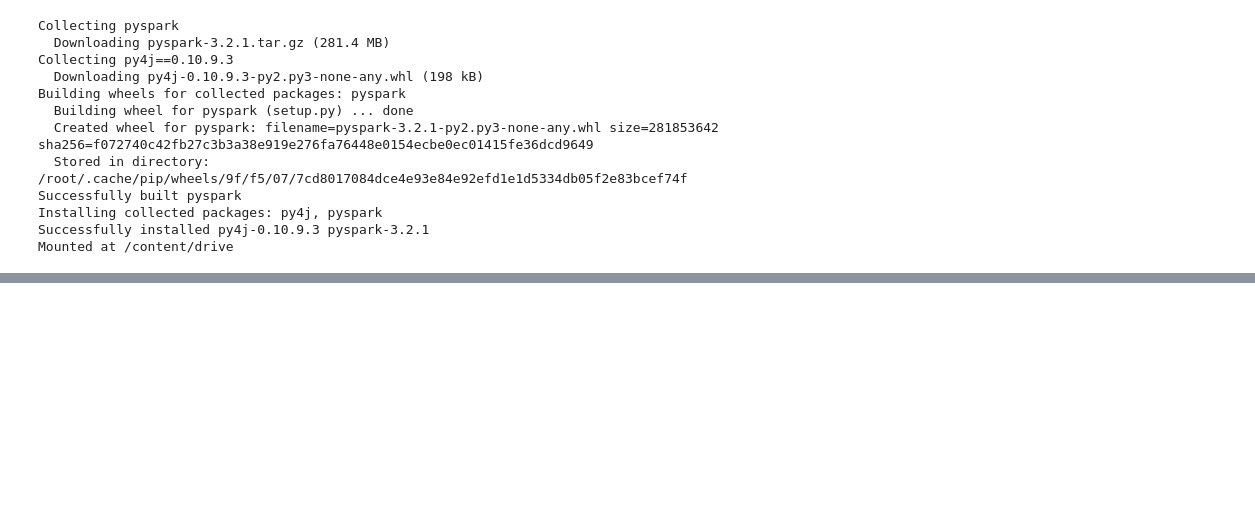
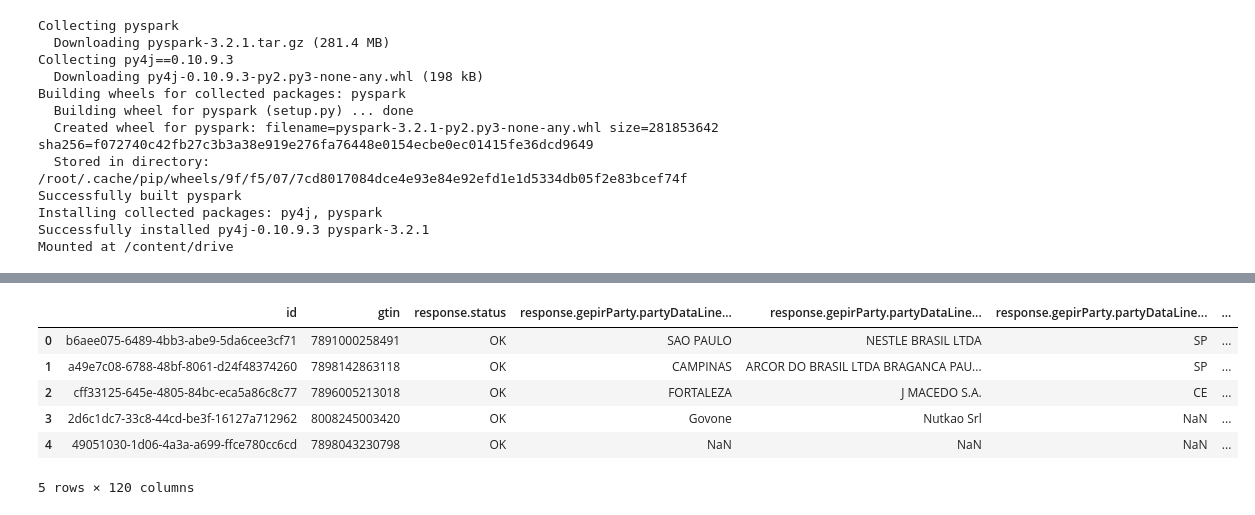
Before and after one commit to pedroafleite/data-etl, a Jupyter notebook: data_etl.ipynb, the cells around one changed output, grey strips where cells are left out. Drawn from its saved outputs; the diff is of its cells as text; code cells hidden in the pictures; blank space fills up the shorter version.

```diff
--- a/data_etl.ipynb
+++ b/data_etl.ipynb
@@ -26,0 +58,14 @@ spark = SparkSession.builder.getOrCreate()
+# %%
+gs1_raw = pd.read_json('/content/drive/MyDrive/Colab Notebooks/data_etl/data_etl_test/gs1.jl', lines=True)
+gs1_json = json.loads(gs1_raw.to_json(orient="records"))
+gs1_flat = (flatten(record, '.') for record in gs1_json)
+gs1 = pd.DataFrame(gs1_flat)
+gs1.head()
+# %% [output]
+|  | id | gtin | response.status | response.gepirParty.partyDataLine... | response.gepirParty.partyDataLine... | response.gepirParty.partyDataLine... | ... |
+| 0 | b6aee075-6489-4bb3-abe9-5da6cee3cf71 | 7891000258491 | OK | SAO PAULO | NESTLE BRASIL LTDA | SP | ... |
+| 1 | a49e7c08-6788-48bf-8061-d24f48374260 | 7898142863118 | OK | CAMPINAS | ARCOR DO BRASIL LTDA BRAGANCA PAU... | SP | ... |
+| 2 | cff33125-645e-4805-84bc-eca5a86c8c77 | 7896005213018 | OK | FORTALEZA | J MACEDO S.A. | CE | ... |
+| 3 | 2d6c1dc7-33c8-44cd-be3f-16127a712962 | 8008245003420 | OK | Govone | Nutkao Srl | NaN | ... |
+| 4 | 49051030-1d06-4a3a-a699-ffce780cc6cd | 7898043230798 | OK | NaN | NaN | NaN | ... |
+5 rows × 120 columns
```
Also changed, not shown: parts of 15 cells of this notebook.
